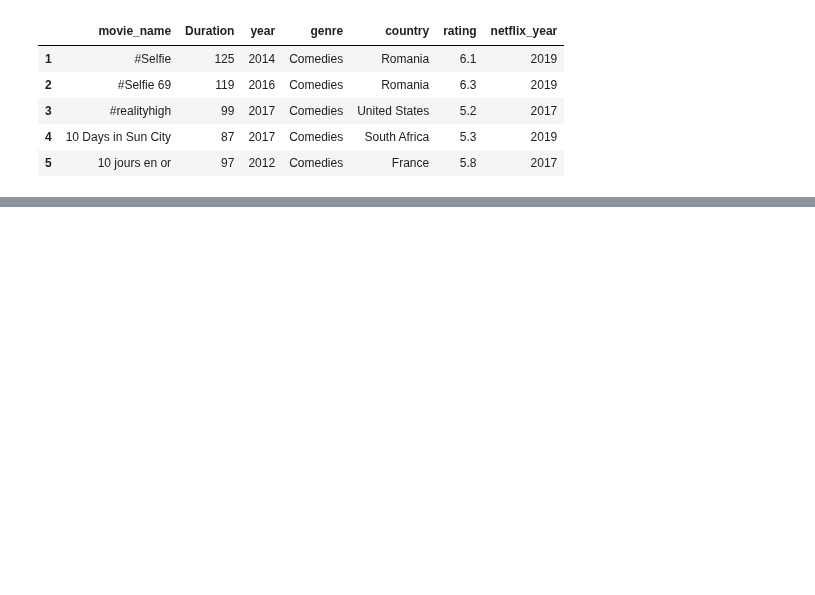
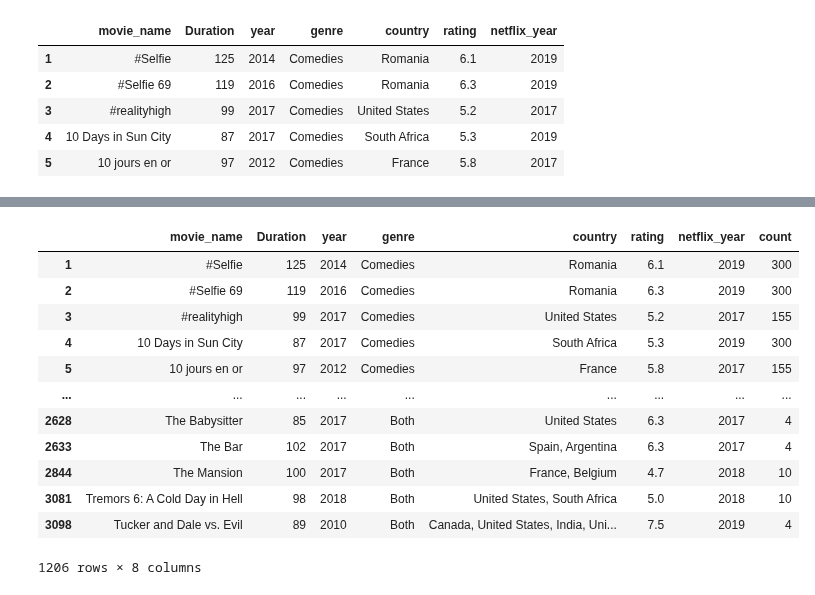
Before and after one commit to Kristian-Abad/Netflix-Movies-Project, a Jupyter notebook: Netflix_Movies.ipynb, the cells around one changed output, grey strips where cells are left out. Saved outputs shown, nothing was run; the diff lists cells and outputs as text; code cells hidden in the pictures; blank space fills up the shorter version.

```diff
--- a/Netflix_Movies.ipynb
+++ b/Netflix_Movies.ipynb
@@ -222,0 +225,18 @@ To do:
+# %%
+data_complete_ch_mod = data_complete_ch.copy()
+data_complete_ch_mod['count'] = data_complete_ch_mod.groupby(['genre','netflix_year'])['genre'].transform('count')
+data_complete_ch_mod
+# %% [output]
+|  | movie_name | Duration | year | genre | country | rating | netflix_year | count |
+| 1 | #Selfie | 125 | 2014 | Comedies | Romania | 6.1 | 2019 | 300 |
+| 2 | #Selfie 69 | 119 | 2016 | Comedies | Romania | 6.3 | 2019 | 300 |
+| 3 | #realityhigh | 99 | 2017 | Comedies | United States | 5.2 | 2017 | 155 |
+| 4 | 10 Days in Sun City | 87 | 2017 | Comedies | South Africa | 5.3 | 2019 | 300 |
+| 5 | 10 jours en or | 97 | 2012 | Comedies | France | 5.8 | 2017 | 155 |
+| ... | ... | ... | ... | ... | ... | ... | ... | ... |
+| 2628 | The Babysitter | 85 | 2017 | Both | United States | 6.3 | 2017 | 4 |
+| 2633 | The Bar | 102 | 2017 | Both | Spain, Argentina | 6.3 | 2017 | 4 |
+| 2844 | The Mansion | 100 | 2017 | Both | France, Belgium | 4.7 | 2018 | 10 |
+| 3081 | Tremors 6: A Cold Day in Hell | 98 | 2018 | Both | United States, South Africa | 5.0 | 2018 | 10 |
+| 3098 | Tucker and Dale vs. Evil | 89 | 2010 | Both | Canada, United States, India, Uni... | 7.5 | 2019 | 4 |
+1206 rows × 8 columns
```
Also changed, not shown: parts of 9 cells of this notebook.
